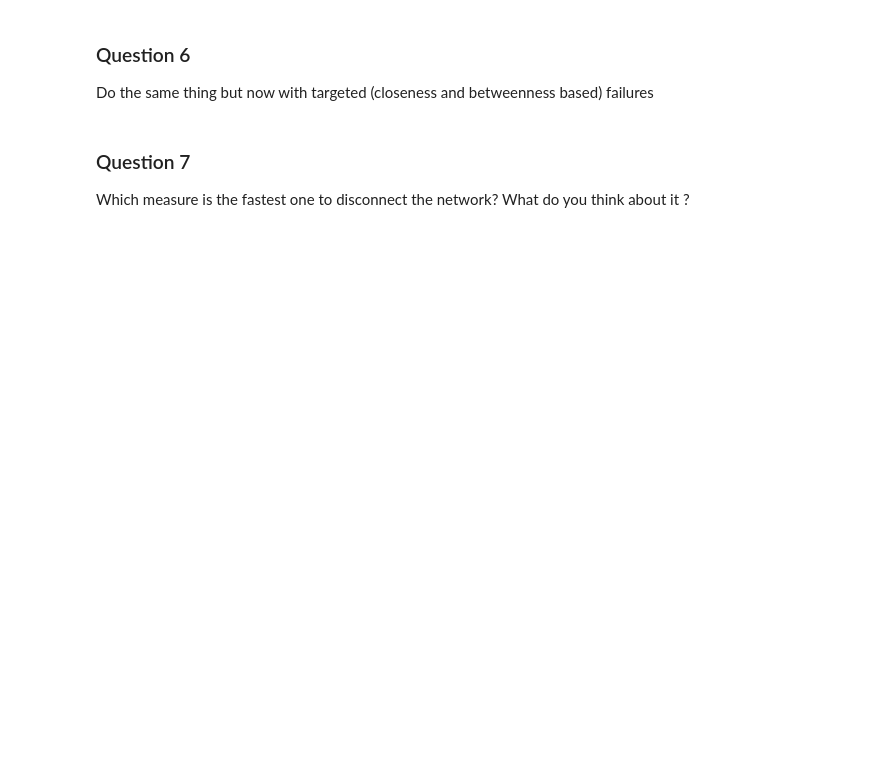
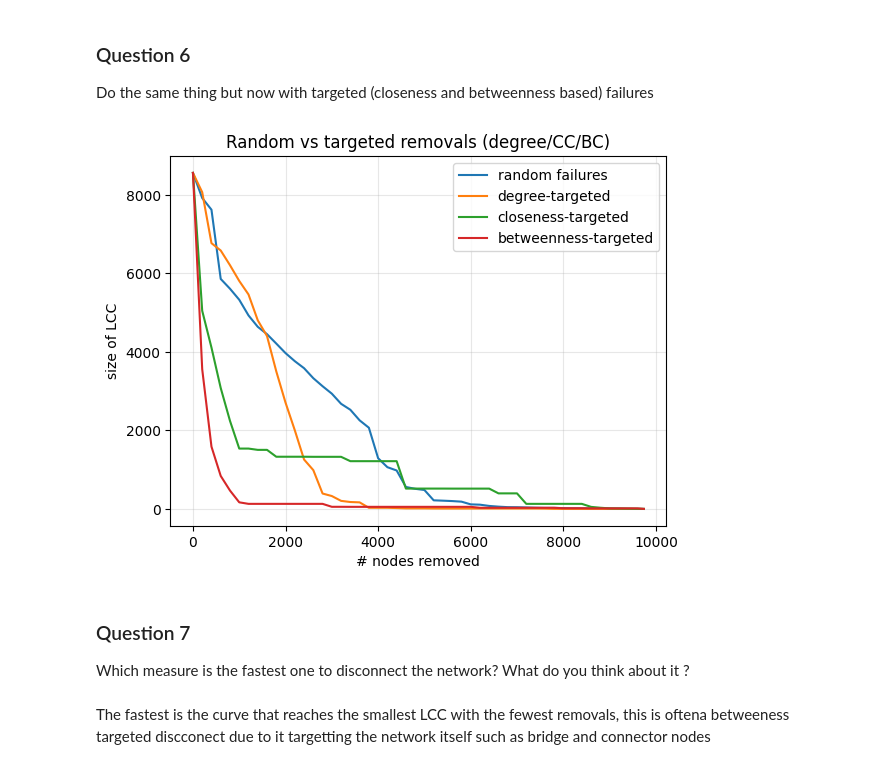
Before and after one commit to Foster-Ellis/GaN-labs, a Jupyter notebook: Lab work 6 TP13/LabWork6-Robustness.ipynb, the cells around one changed output. Saved outputs shown, nothing was run; the diff lists cells and outputs as text; code cells hidden in the pictures; blank space fills up the shorter version.

```diff
--- a/Lab work 6 TP13/LabWork6-Robustness.ipynb
+++ b/Lab work 6 TP13/LabWork6-Robustness.ipynb
@@ -71,7 +186,30 @@ import networkx as nx
 inet_nx = nx.Graph(inet)
 dico_closeness = nx.closeness_centrality(inet_nx)
 dico_betweenness = nx.betweenness_centrality(inet_nx)
+# %%
+# Targeted removals by centrality (computed above with NetworkX)
+order_c = sorted(dico_closeness, key=dico_closeness.get, reverse=True)
+order_b = sorted(dico_betweenness, key=dico_betweenness.get, reverse=True)
+
+x_c, y_c = robustness_curve(inet, order_c, step=200)
+x_b, y_b = robustness_curve(inet, order_b, step=200)
+
+plt.figure()
+plt.plot(x_r, y_r, label="random failures")
+plt.plot(x_d, y_d, label="degree-targeted")
+plt.plot(x_c, y_c, label="closeness-targeted")
+plt.plot(x_b, y_b, label="betweenness-targeted")
+plt.xlabel("# nodes removed")
+plt.ylabel("size of LCC")
+plt.title("Random vs targeted removals (degree/CC/BC)")
+plt.grid(True, alpha=0.3)
+plt.legend()
+plt.show()
+# %% [output]
+[figure, added]
 # %% [markdown]
 ### Question 7
 
 Which measure is the fastest one to disconnect the network? What do you think about it ?
+# %% [markdown]
+The fastest is the curve that reaches the smallest LCC with the fewest removals, this is oftena betweeness targeted discconect due to it targetting the network itself such as bridge and connector nodes
```
Also changed, not shown: parts of 5 cells of this notebook.
